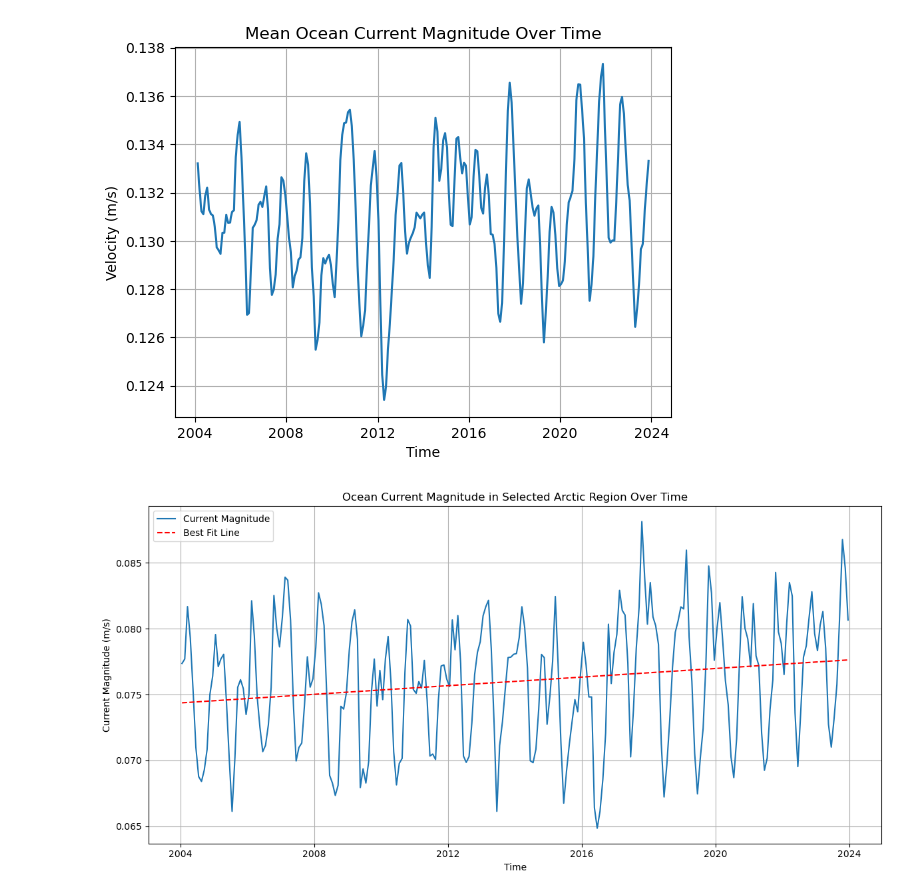
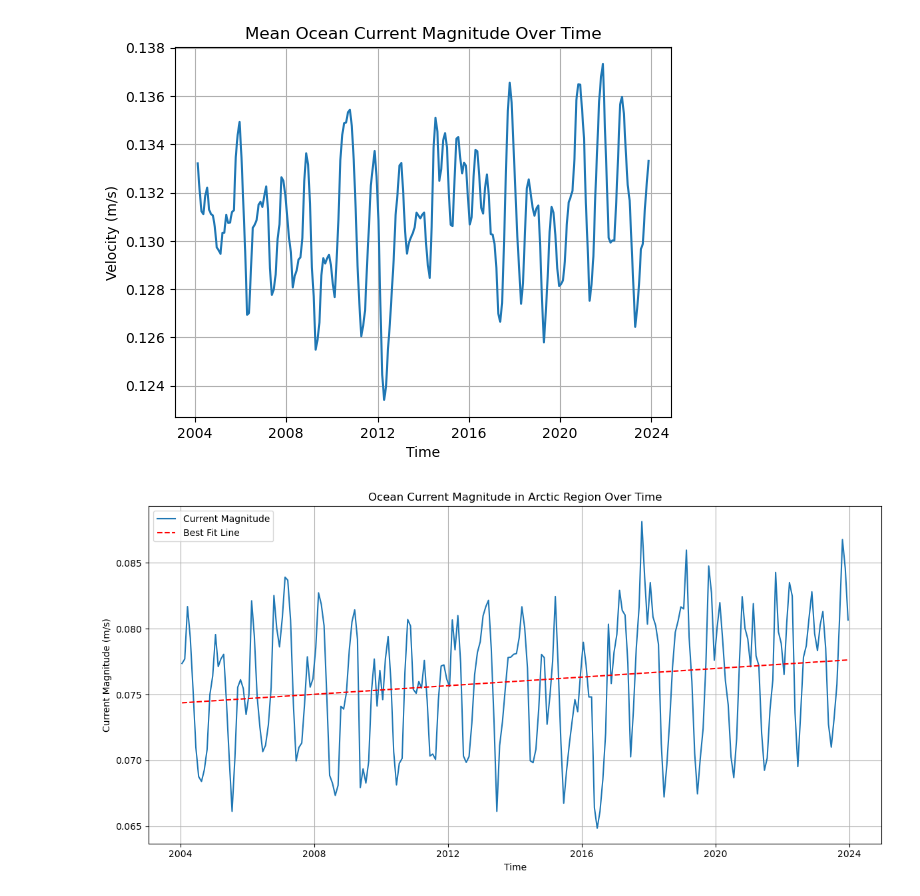
Before and after one commit to GPGN268/SP2025-FP07-glaciermelt, a Jupyter notebook: notebooks/current-analysis.ipynb, the cells around one changed output. Saved outputs shown, nothing was run; the diff lists cells and outputs as text; code cells hidden in the pictures.

```diff
--- a/notebooks/current-analysis.ipynb
+++ b/notebooks/current-analysis.ipynb
@@ -103,35 +103,35 @@ arctic_ds = ds.sel(
     latitude=slice(59, 83),
     longitude=slice(-73, -12)
 )
 
 arctic_ds['current_magnitude'] = np.sqrt(arctic_ds['ugos']**2 + arctic_ds['vgos']**2)
 arctic_magnitude_time_series = arctic_ds['current_magnitude'].mean(dim=['latitude', 'longitude'])
 
 # --- Convert time to numeric for regression (days since start) ---
 time = arctic_magnitude_time_series['time']
 time_numeric = (time - time[0]) / np.timedelta64(1, 'D')
 time_numeric = time_numeric.values  # numpy array
 
 # --- Get magnitude values ---
 y = arctic_magnitude_time_series.values
 
 # --- Fit a line: y = m*x + b ---
 m, b = np.polyfit(time_numeric, y, 1)
 trend = m * time_numeric + b
 
 # --- Plot with best fit line ---
 plt.figure(figsize=(12,6))
 plt.plot(time, y, label='Current Magnitude')
 plt.plot(time, trend, color='red', linestyle='--', label='Best Fit Line')
-plt.title('Ocean Current Magnitude in Selected Arctic Region Over Time')
+plt.title('Ocean Current Magnitude in Arctic Region Over Time')
 plt.xlabel('Time')
 plt.ylabel('Current Magnitude (m/s)')
 plt.legend()
 plt.grid(True)
 plt.tight_layout()
 plt.show()
 # %% [output]
-[figure, old version]
+[figure, new version]
 # %%
 pn.extension()
 
```
Also changed, not shown: parts of 3 cells of this notebook, 2 other files.
